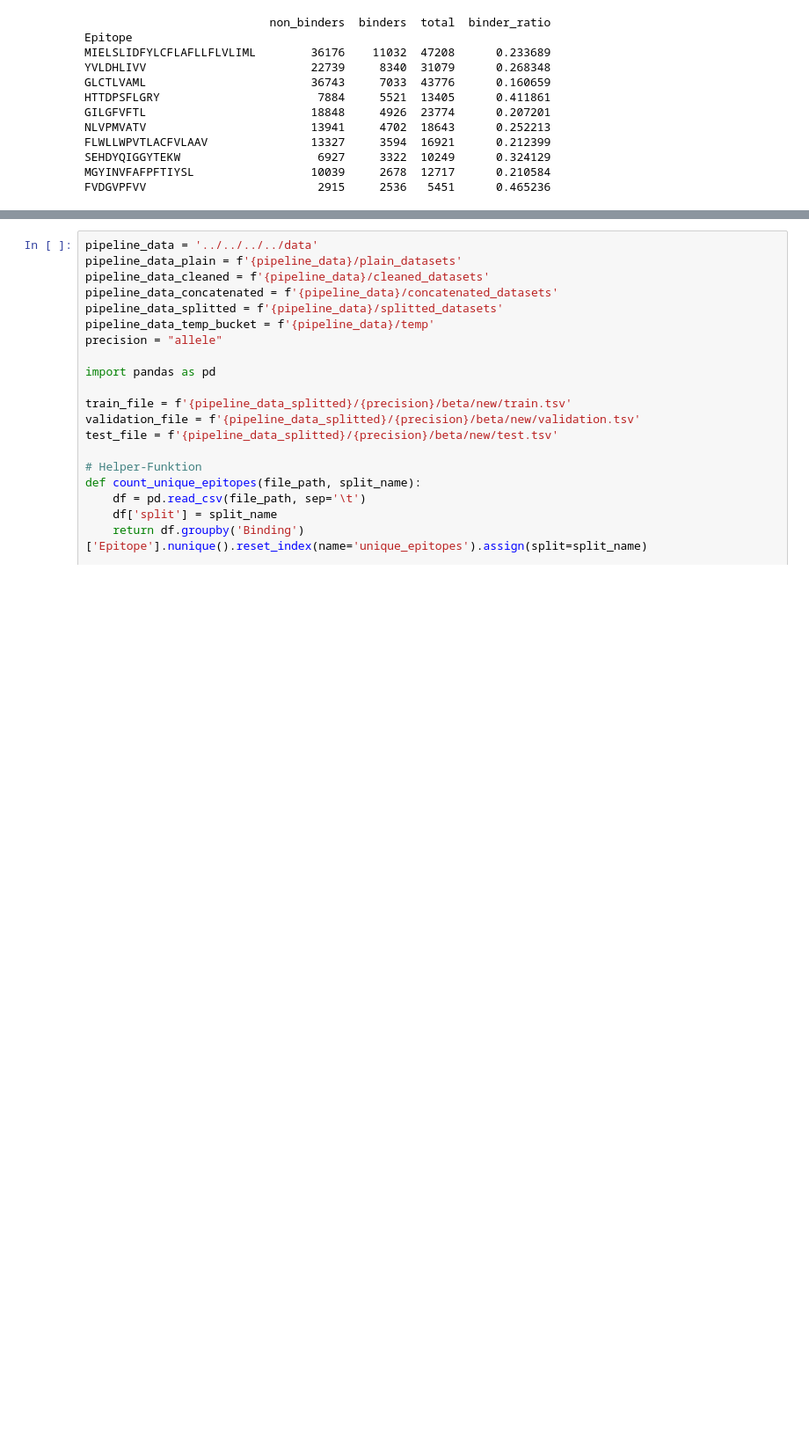
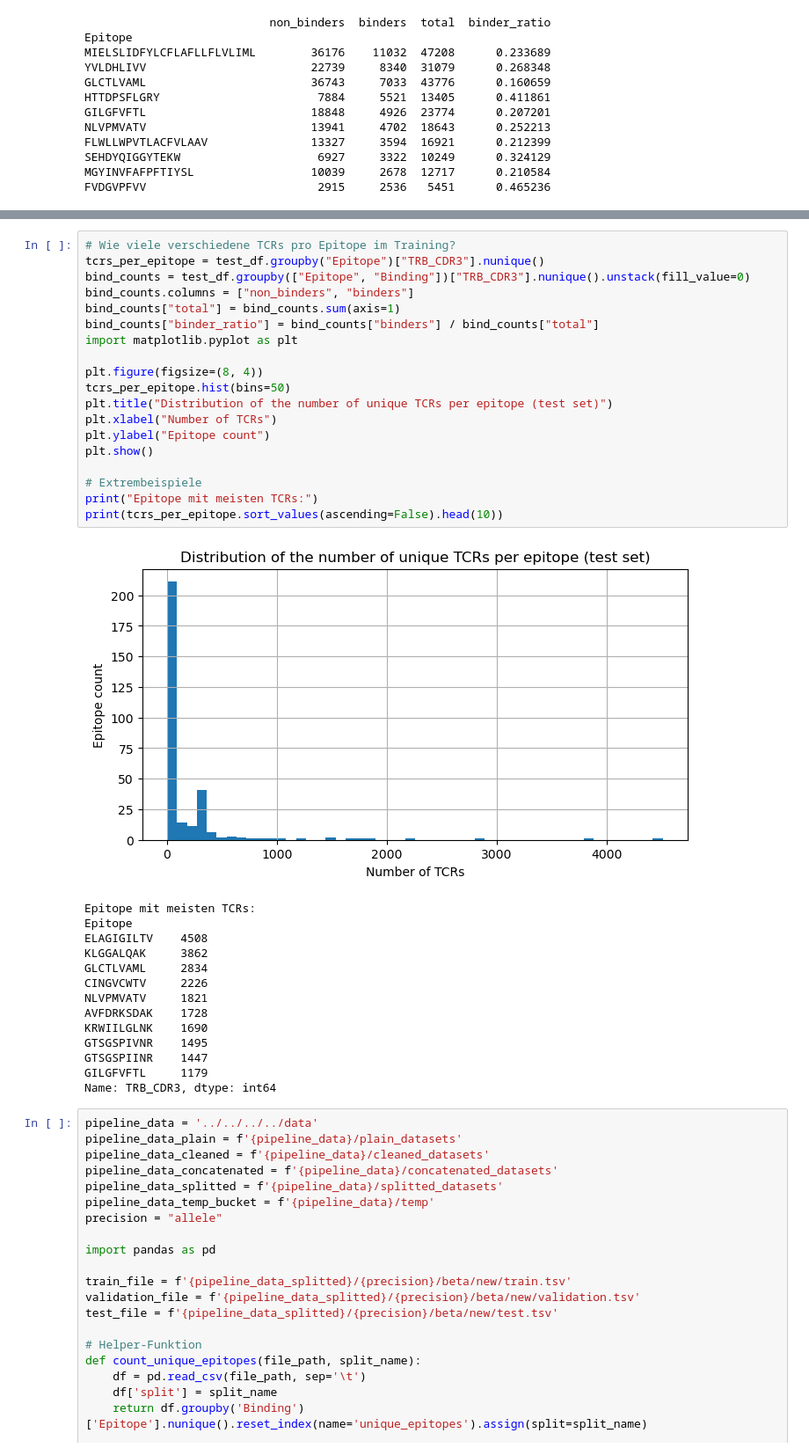
Before and after one commit to liselott321/BA-Cancer-Immunotherapy, a Jupyter notebook: data_scripts/datapipeline/datacheck_for_testfile.ipynb, the cells around one changed output, grey strips where cells are left out. Shown at 88% size. Drawn from its saved outputs; the diff is of its cells as text; blank space fills up the shorter version.

Commit message:
datacheck test file adjusted

```diff
--- a/data_scripts/datapipeline/datacheck_for_testfile.ipynb
+++ b/data_scripts/datapipeline/datacheck_for_testfile.ipynb
@@ -258,3 +264,37 @@ Name: TRB_CDR3, dtype: int64
+# %%
+# Wie viele verschiedene TCRs pro Epitope im Training?
+tcrs_per_epitope = test_df.groupby("Epitope")["TRB_CDR3"].nunique()
+bind_counts = test_df.groupby(["Epitope", "Binding"])["TRB_CDR3"].nunique().unstack(fill_value=0)
+bind_counts.columns = ["non_binders", "binders"]
+bind_counts["total"] = bind_counts.sum(axis=1)
+bind_counts["binder_ratio"] = bind_counts["binders"] / bind_counts["total"]
+import matplotlib.pyplot as plt
+
+plt.figure(figsize=(8, 4))
+tcrs_per_epitope.hist(bins=50)
+plt.title("Distribution of the number of unique TCRs per epitope (test set)")
+plt.xlabel("Number of TCRs")
+plt.ylabel("Epitope count")
+plt.show()
+
+# Extrembeispiele
+print("Epitope mit meisten TCRs:")
+print(tcrs_per_epitope.sort_values(ascending=False).head(10))
+# %% [output]
+[figure, added]
+Epitope mit meisten TCRs:
+Epitope
+ELAGIGILTV    4508
+KLGGALQAK     3862
+GLCTLVAML     2834
+CINGVCWTV     2226
+NLVPMVATV     1821
+AVFDRKSDAK    1728
+KRWIILGLNK    1690
+GTSGSPIVNR    1495
+GTSGSPIINR    1447
+GILGFVFTL     1179
+Name: TRB_CDR3, dtype: int64
 # %%
 pipeline_data = '../../../../data'
 pipeline_data_plain = f'{pipeline_data}/plain_datasets'
```
Also changed, not shown: parts of 4 cells of this notebook.
